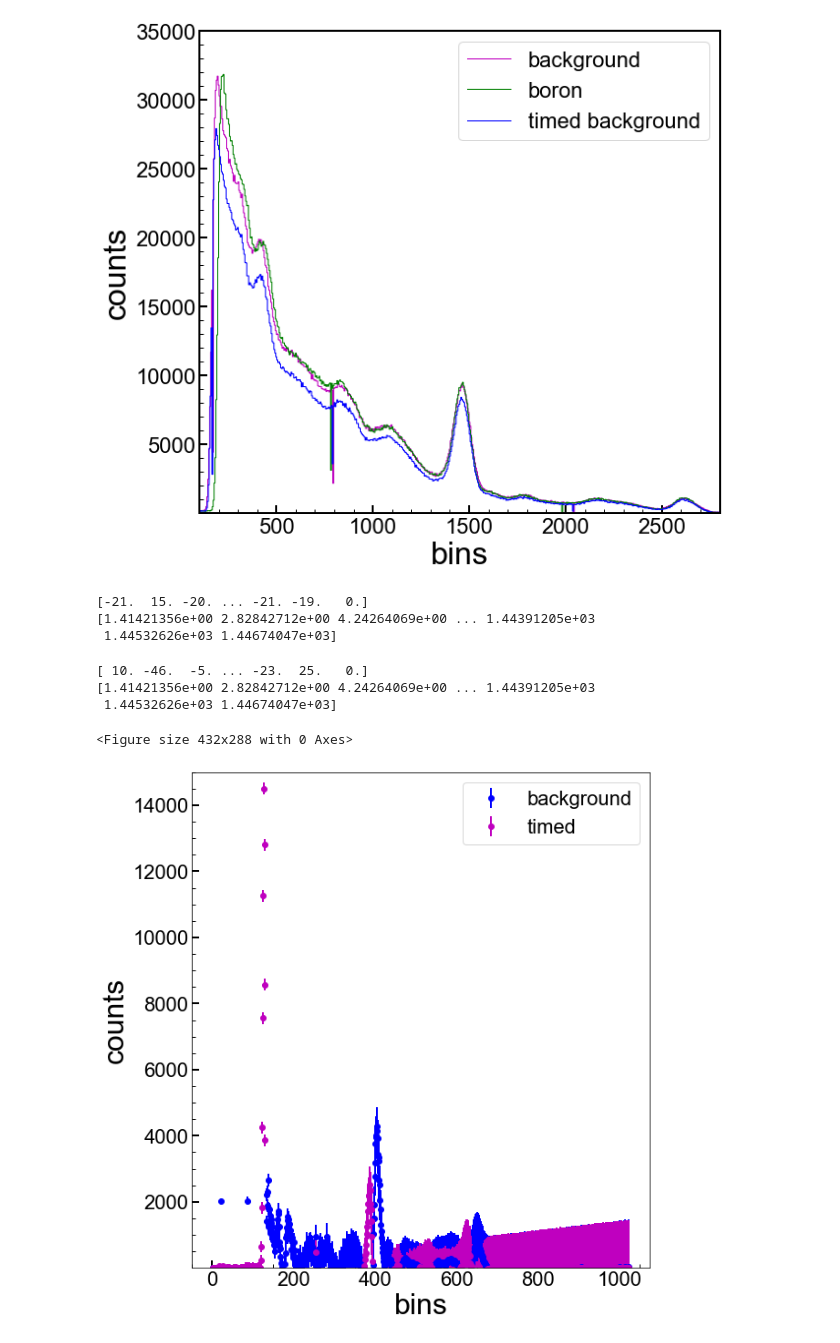
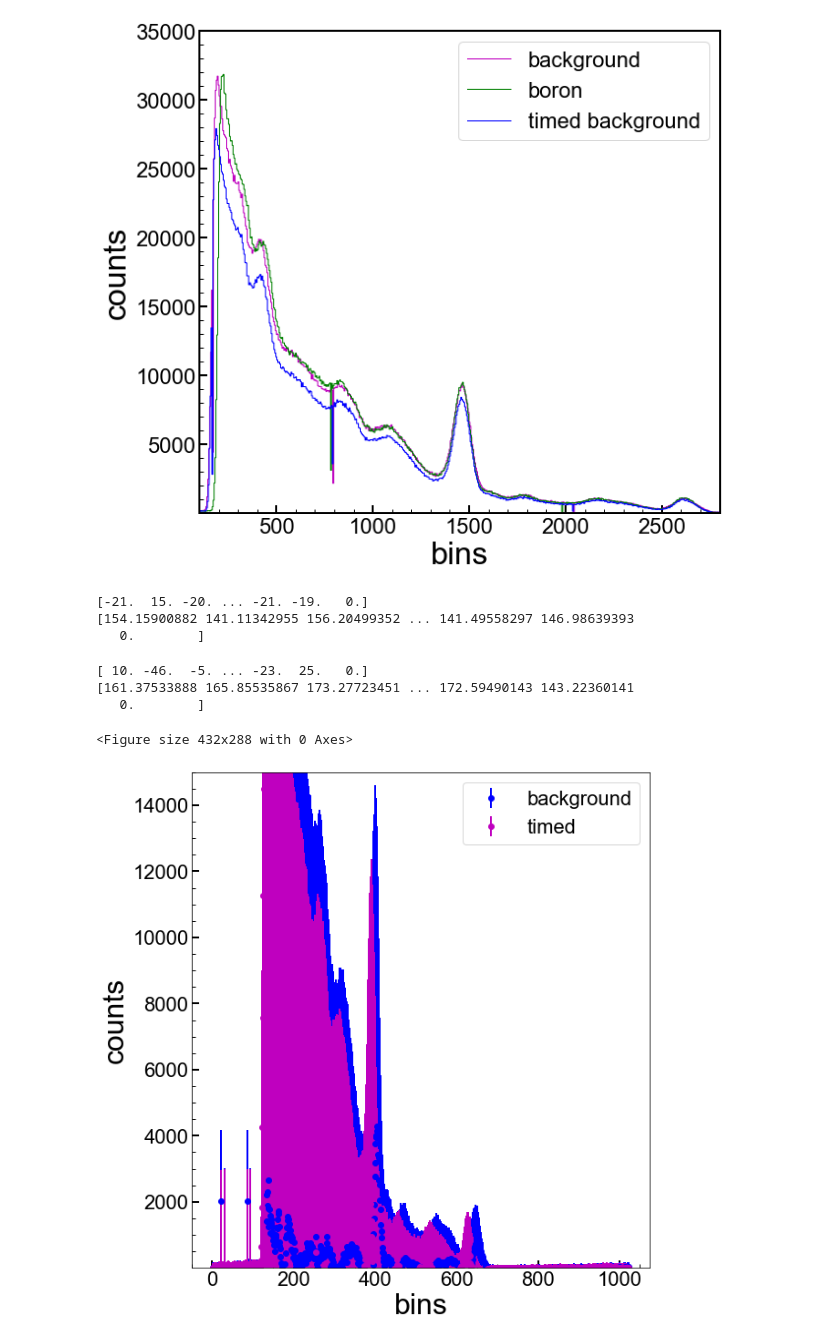
Before and after one commit to villano-lab/Boron-Absorption, a Jupyter notebook: therm-neut-meas/spectral-subtraction_AK.ipynb, the cells around one changed output. Drawn from its saved outputs; the diff is of its cells as text; code cells hidden in the pictures.

```diff
--- a/therm-neut-meas/spectral-subtraction_AK.ipynb
+++ b/therm-neut-meas/spectral-subtraction_AK.ipynb
@@ -423,56 +423,56 @@ from math import sqrt
 #subrtaction boron and tbknd
 sbtr_tboron_cnts=(tbknd_cnts)-(boron_cnts)
 print (sbtr_tboron_cnts)
-tboron_sigma_bins = np.sqrt(((tbknd_bins)**2)+((boron_bins)**2))
-print (tboron_sigma_bins)
+tboron_sigma_cnts = np.sqrt(((tbknd_cnts)**2)+((boron_cnts)**2))
+print (tboron_sigma_cnts)
 # %% [output]
 [-21.  15. -20. ... -21. -19.   0.]
-[1.41421356e+00 2.82842712e+00 4.24264069e+00 ... 1.44391205e+03
- 1.44532626e+03 1.44674047e+03]
+[154.15900882 141.11342955 156.20499352 ... 141.49558297 146.98639393
+   0.        ]
 # %%
 #import sqrt
 from math import sqrt
 #subrtaction bknd and boron
 sbtr_boron_cnts=((boron_cnts)-(bknd_cnts))
 print (sbtr_boron_cnts)
-boron_sigma_bins = np.sqrt(((bknd_bins)**2)+((boron_bins)**2))
-print (boron_sigma_bins)
+boron_sigma_cnts = np.sqrt(((bknd_cnts)**2)+((boron_cnts)**2))
+print (boron_sigma_cnts)
 # %% [output]
 [ 10. -46.  -5. ... -23.  25.   0.]
-[1.41421356e+00 2.82842712e+00 4.24264069e+00 ... 1.44391205e+03
- 1.44532626e+03 1.44674047e+03]
+[161.37533888 165.85535867 173.27723451 ... 172.59490143 143.22360141
+   0.        ]
 # %%
 #plot for bknd/boron subtraction
 import matplotlib.pyplot as plt
 fig=plt.figure()
 
 #ax=fig.add_axes([sbtr_boron_cnts])
 #ymin = 1.00
 #ymax = 30000.00
 
 #xmin = 100.00
 #xmax = 1200.00
 
 #create error bars
 y=(sbtr_boron_cnts)
 x=(bknd_bins)
-y_error_bknd = (boron_sigma_bins)
+y_error_bknd = (boron_sigma_cnts)
 
 y1=(sbtr_tboron_cnts)
 x1=(tbknd_bins)
-y_error_tbknd=(tboron_sigma_bins)
+y_error_tbknd=(tboron_sigma_cnts)
 
 
 plt.figure(figsize=(9,10))
 plt.xlabel('bins')
 plt.ylabel('counts')
 plt.ylim([1,15000])
 #plt.plot([x,y], color='green')
 #plt.plot([x1,y1], color='red')
 plt.errorbar(x, y, yerr = y_error_bknd, fmt='o', color='blue', label='background')
 plt.errorbar(x1, y1, yerr = y_error_tbknd, fmt='o', color='m', label='timed')
 plt.legend()
 plt.show()
 # %% [output]
 <Figure size 432x288 with 0 Axes>
-[figure, old version]
+[figure, new version]
```
Also changed, not shown: parts of 1 cell of this notebook.
